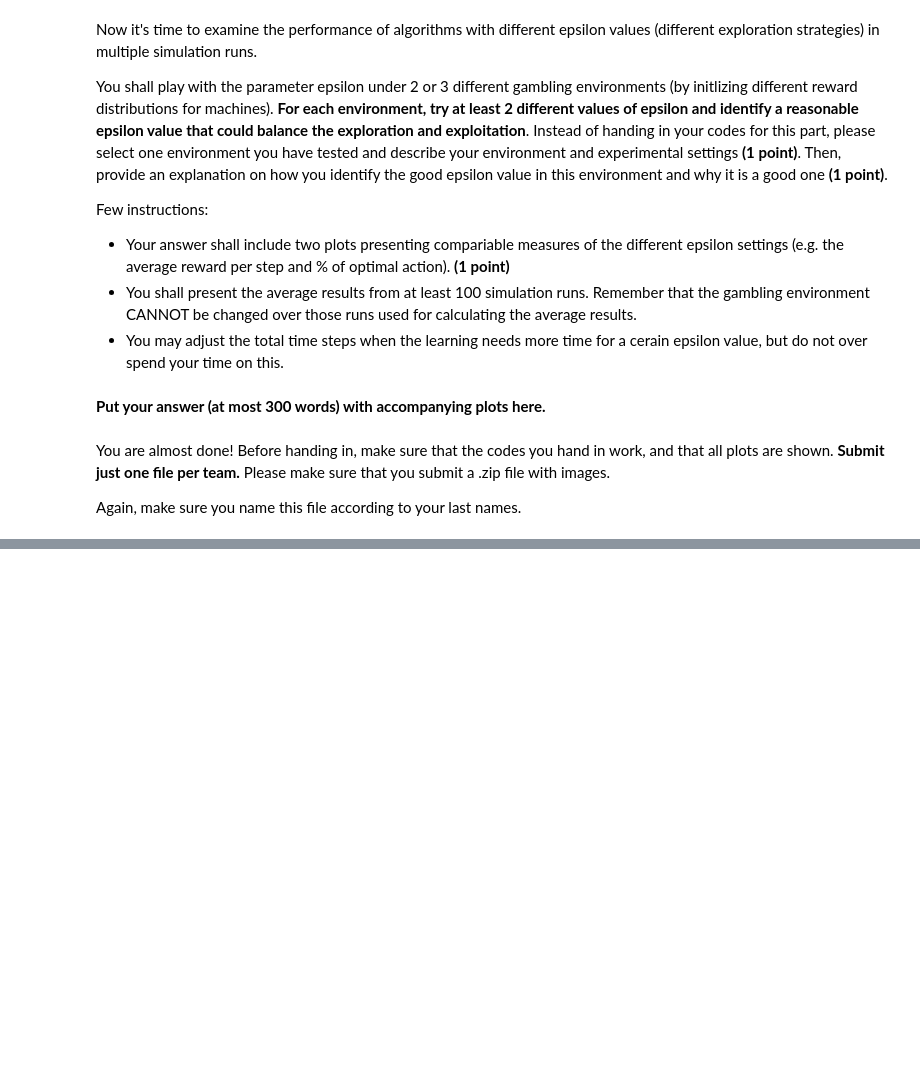
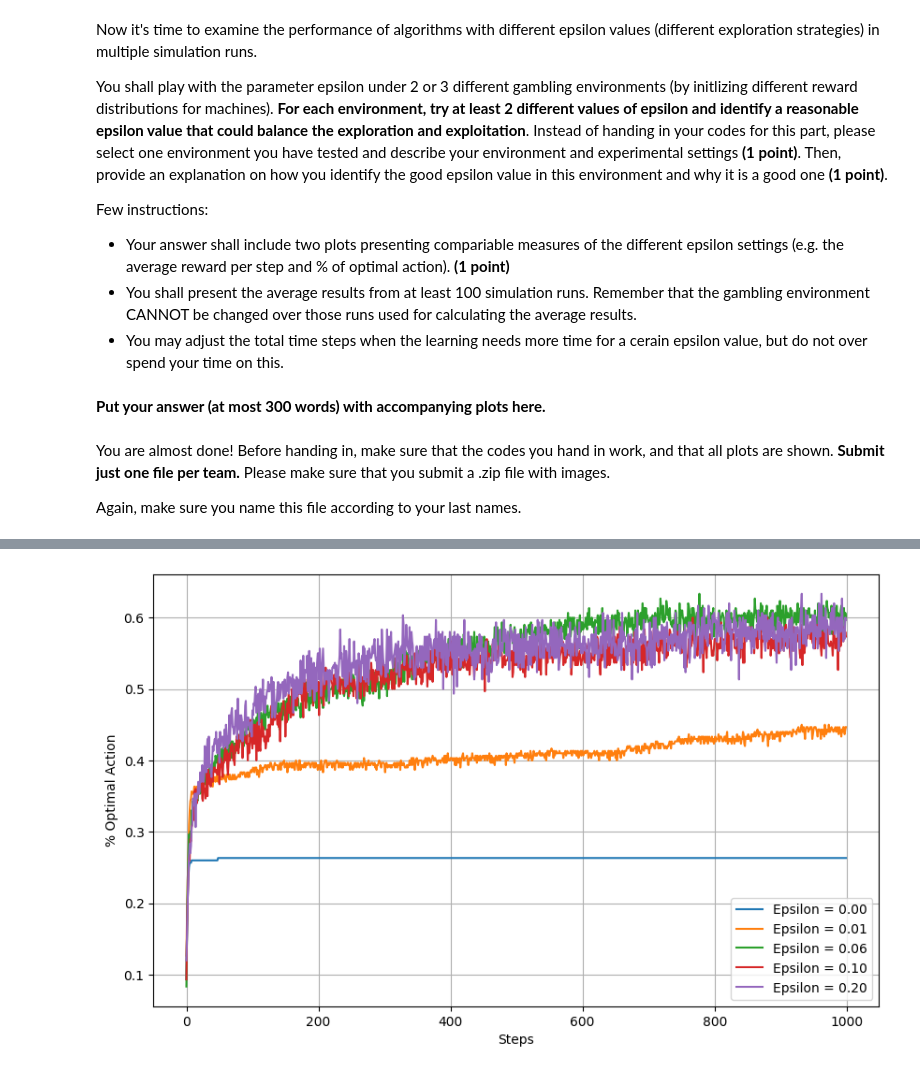
Before and after one commit to leidindi/AML, a Jupyter notebook: ass1/Ass 1/johannsson-lazaridis.ipynb, the cells around one changed output, grey strips where cells are left out. Cells and saved outputs as stored; diff of their text form; code cells hidden in the pictures; blank space fills up the shorter version.

```diff
--- a/ass1/Ass 1/johannsson-lazaridis.ipynb
+++ b/ass1/Ass 1/johannsson-lazaridis.ipynb
@@ -319,0 +395,18 @@ Again, make sure you name this file according to your last names.
+# %%
+# calculate percentage of optimal actions for different epsilon values
+optimal_percentage_per_epsilon = np.mean(optimal_percentage, axis=1)
+
+plt.figure(figsize=(10, 6))  # Set the figure size
+
+for i in range(optimal_percentage_per_epsilon.shape[0]):
+    plt.plot(optimal_percentage_per_epsilon[i,:,env], label=f"Epsilon = {epsilons[i]:.2f}")  # Plot each series
+
+
+plt.title('')
+plt.xlabel('Steps')
+plt.ylabel('% Optimal Action')
+plt.legend()  # Show legend with labels for each series
+plt.grid(True)
+plt.show()
+# %% [output]
+[figure, added]
```
Also changed, not shown: parts of 22 cells of this notebook, 19 other files.
